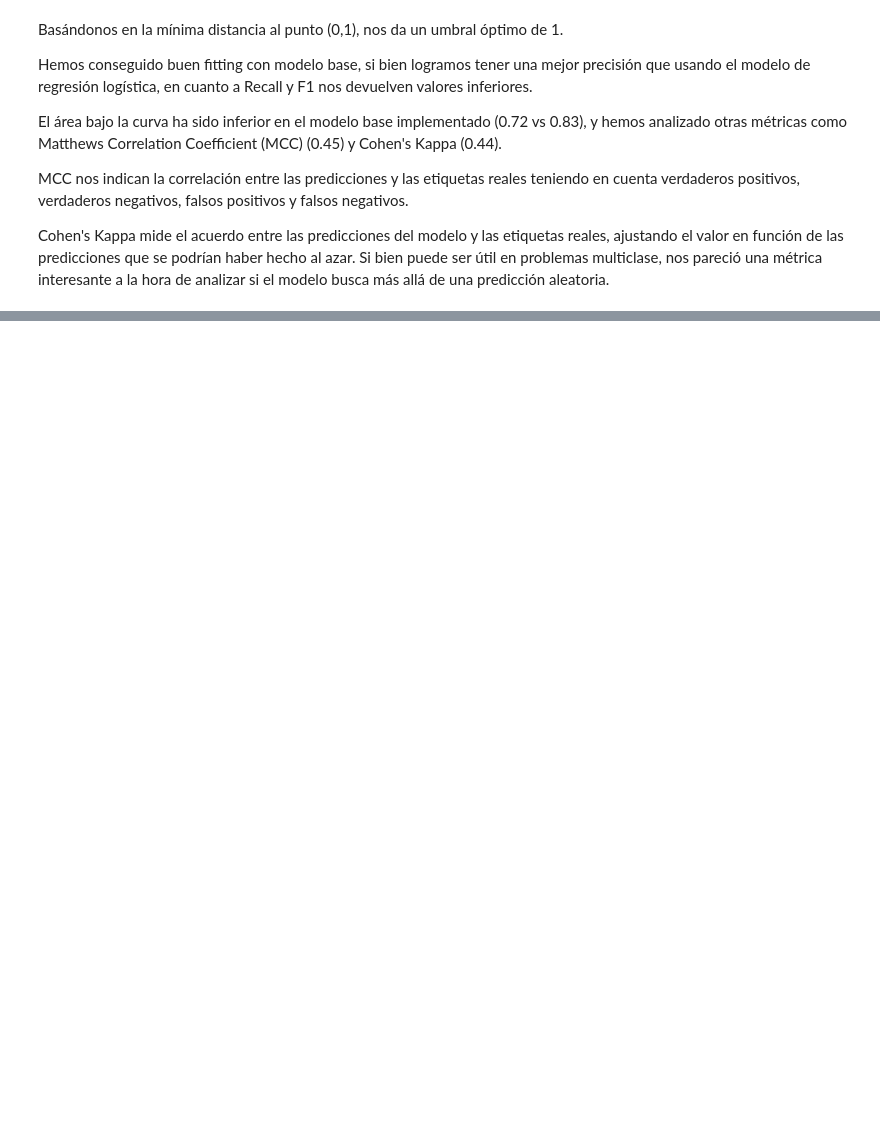
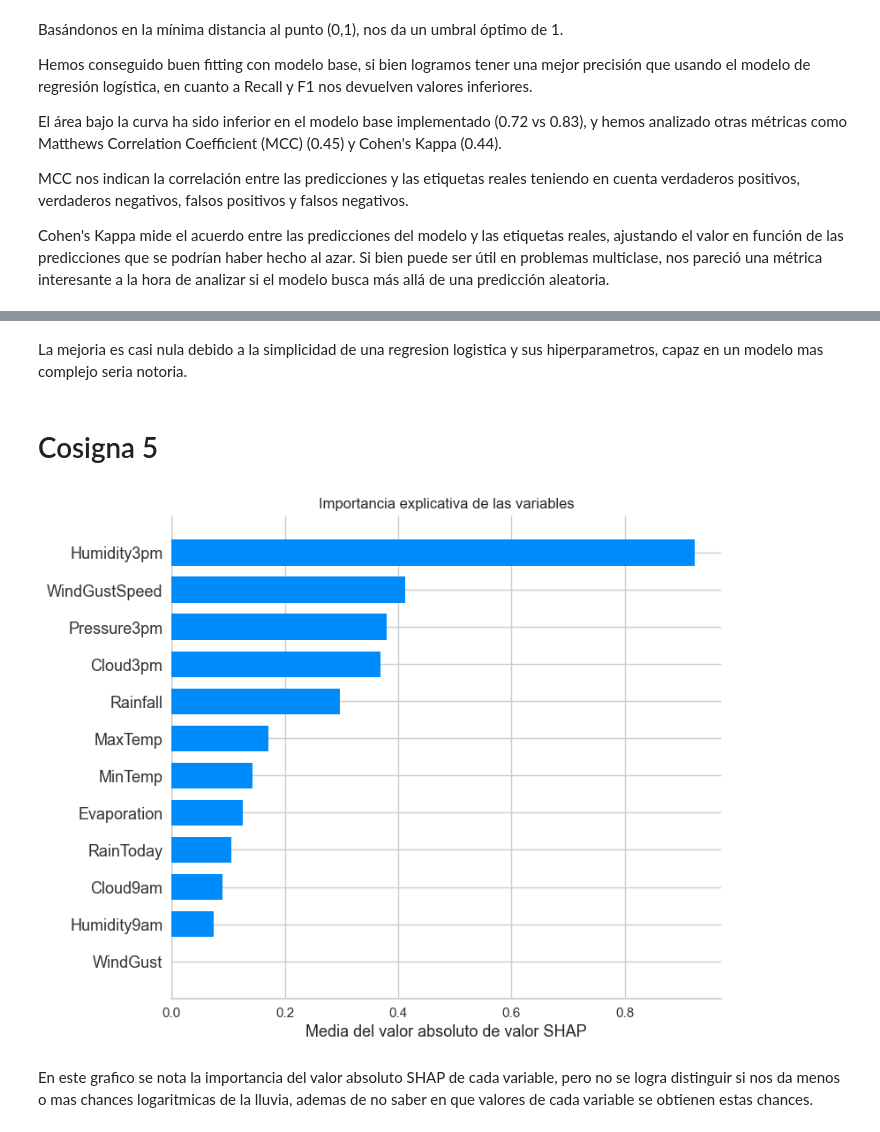
Before and after one commit to iairborgo/AA1-TUIA-Borgo-Nardi-Nardi, a Jupyter notebook: TP-clasificacion-AA1.ipynb, the cells around one changed output, grey strips where cells are left out. Saved outputs shown, nothing was run; the diff lists cells and outputs as text; code cells hidden in the pictures; blank space fills up the shorter version.

```diff
--- a/TP-clasificacion-AA1.ipynb
+++ b/TP-clasificacion-AA1.ipynb
@@ -644,0 +604,8 @@ Cohen's Kappa mide el acuerdo entre las predicciones del modelo y las etiquetas
+# %%
+logreg_cv = LogisticRegressionCV(cv=5, random_state=0, max_iter=1000)
+logreg_cv.fit(X_train, y_train)
+
+y_pred_cv = logreg_cv.predict(X_test)
+y_pred_proba_cv = logreg_cv.predict_proba(X_test)[:, 1]
+
+print(classification_report(y_test, y_pred))
@@ -644,0 +640,4 @@ Cohen's Kappa mide el acuerdo entre las predicciones del modelo y las etiquetas
+# %%
+study = optuna.create_study(direction='maximize')
+study.optimize(objective, n_trials=50)
+best_params = study.best_params
@@ -644,0 +662,21 @@ Cohen's Kappa mide el acuerdo entre las predicciones del modelo y las etiquetas
+# %% [markdown]
+La mejoria es casi nula debido a la simplicidad de una regresion logistica y sus hiperparametros, capaz en un modelo mas complejo seria notoria.
+# %%
+logreg_cv = LogisticRegressionCV(cv=5, random_state=0, **best_params)
+logreg_cv.fit(X_train, y_train)
+
+y_pred_cv = logreg_cv.predict(X_test)
+explainer = shap.Explainer(logreg_cv, X_train)
+shap_values = explainer(X_test)
+# %% [markdown]
+# Cosigna 5
+# %%
+shap.summary_plot(shap_values, X_train, plot_type="bar", show = False)
+fig, ax = plt.gcf(), plt.gca()
+ax.set_xlabel('Media del valor absoluto de valor SHAP')
+ax.set_title('Importancia explicativa de las variables')
+plt.show()
+# %% [output]
+[figure, added]
+# %% [markdown]
+En este grafico se nota la importancia del valor absoluto SHAP de cada variable, pero no se logra distinguir si nos da menos o mas chances logaritmicas de la lluvia, ademas de no saber en que valores de cada variable se obtienen estas chances.
```
Also changed, not shown: parts of 43 cells of this notebook.
